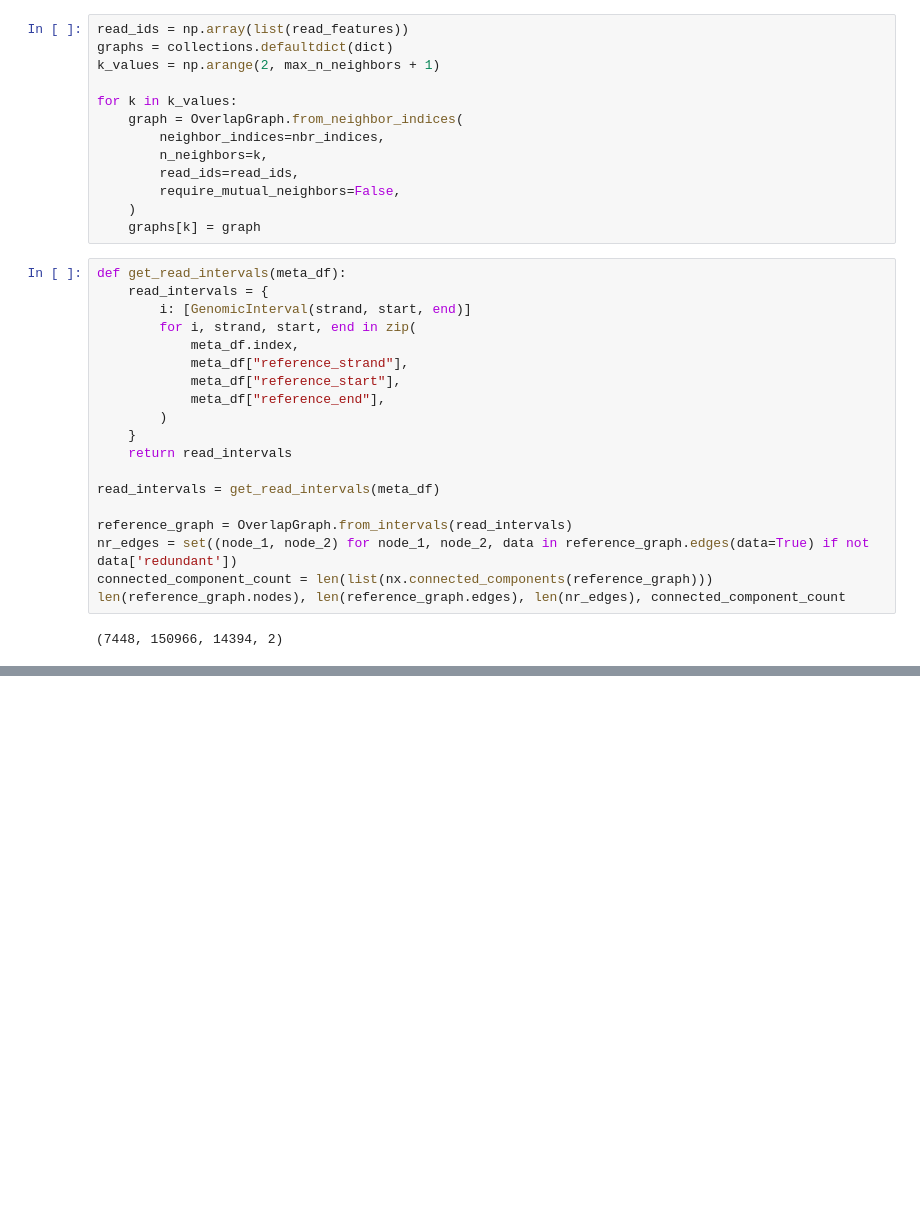
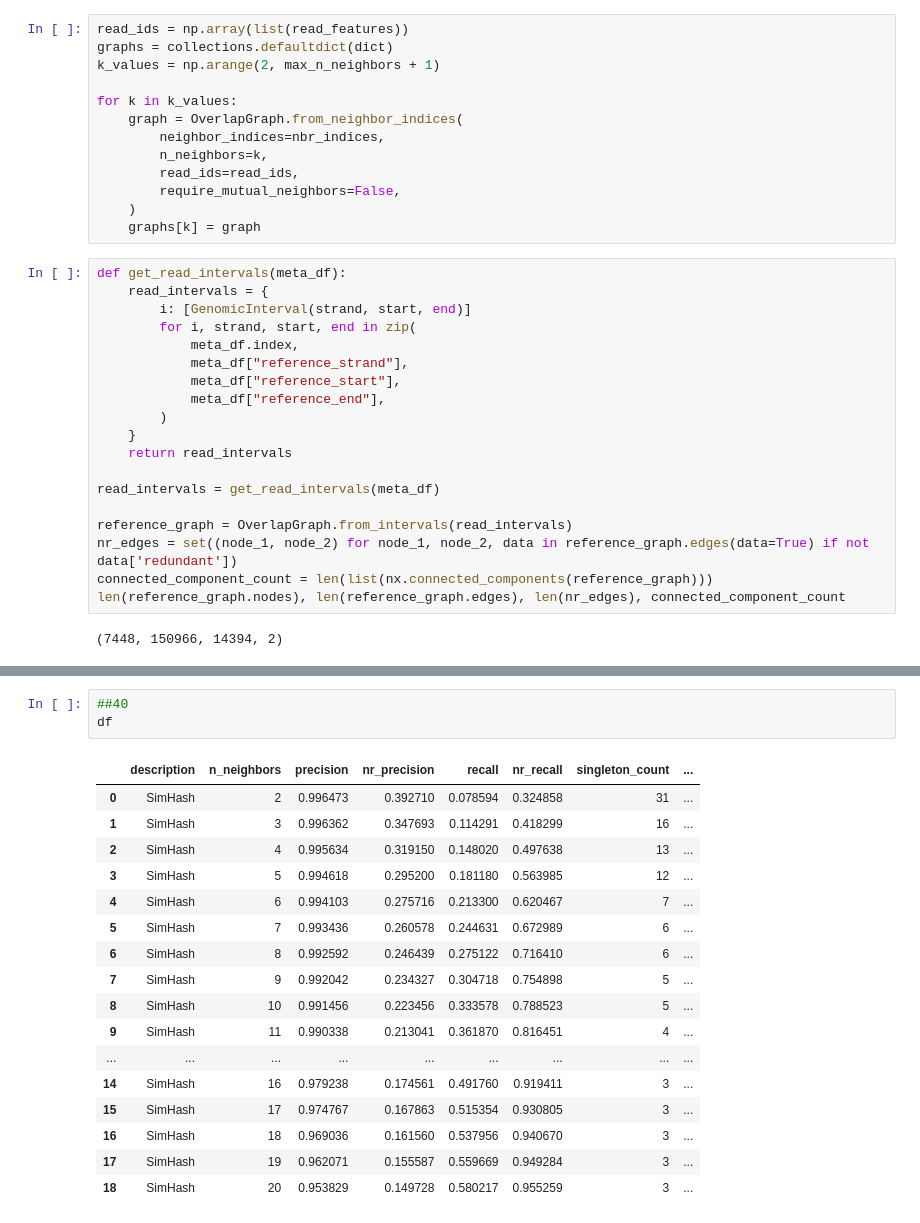
Before and after one commit to jzhang-dev/kNN-overlap-finder, a Jupyter notebook: notebooks/simhash/test.ipynb, the cells around one changed output, grey strips where cells are left out. Saved outputs shown, nothing was run; the diff lists cells and outputs as text; blank space fills up the shorter version.

```diff
--- a/notebooks/simhash/test.ipynb
+++ b/notebooks/simhash/test.ipynb
@@ -260,0 +295,21 @@ df = pd.DataFrame(df_rows)
+# %%
+##40
+df
+# %% [output]
+|  | description | n_neighbors | precision | nr_precision | recall | nr_recall | singleton_count | ... |
+| 0 | SimHash | 2 | 0.996473 | 0.392710 | 0.078594 | 0.324858 | 31 | ... |
+| 1 | SimHash | 3 | 0.996362 | 0.347693 | 0.114291 | 0.418299 | 16 | ... |
+| 2 | SimHash | 4 | 0.995634 | 0.319150 | 0.148020 | 0.497638 | 13 | ... |
+| 3 | SimHash | 5 | 0.994618 | 0.295200 | 0.181180 | 0.563985 | 12 | ... |
+| 4 | SimHash | 6 | 0.994103 | 0.275716 | 0.213300 | 0.620467 | 7 | ... |
+| 5 | SimHash | 7 | 0.993436 | 0.260578 | 0.244631 | 0.672989 | 6 | ... |
+| 6 | SimHash | 8 | 0.992592 | 0.246439 | 0.275122 | 0.716410 | 6 | ... |
+| 7 | SimHash | 9 | 0.992042 | 0.234327 | 0.304718 | 0.754898 | 5 | ... |
+| 8 | SimHash | 10 | 0.991456 | 0.223456 | 0.333578 | 0.788523 | 5 | ... |
+| 9 | SimHash | 11 | 0.990338 | 0.213041 | 0.361870 | 0.816451 | 4 | ... |
+| ... | ... | ... | ... | ... | ... | ... | ... | ... |
+| 14 | SimHash | 16 | 0.979238 | 0.174561 | 0.491760 | 0.919411 | 3 | ... |
+| 15 | SimHash | 17 | 0.974767 | 0.167863 | 0.515354 | 0.930805 | 3 | ... |
+| 16 | SimHash | 18 | 0.969036 | 0.161560 | 0.537956 | 0.940670 | 3 | ... |
+| 17 | SimHash | 19 | 0.962071 | 0.155587 | 0.559669 | 0.949284 | 3 | ... |
+| 18 | SimHash | 20 | 0.953829 | 0.149728 | 0.580217 | 0.955259 | 3 | ... |
```
Also changed, not shown: parts of 23 cells of this notebook, 11 other files.
